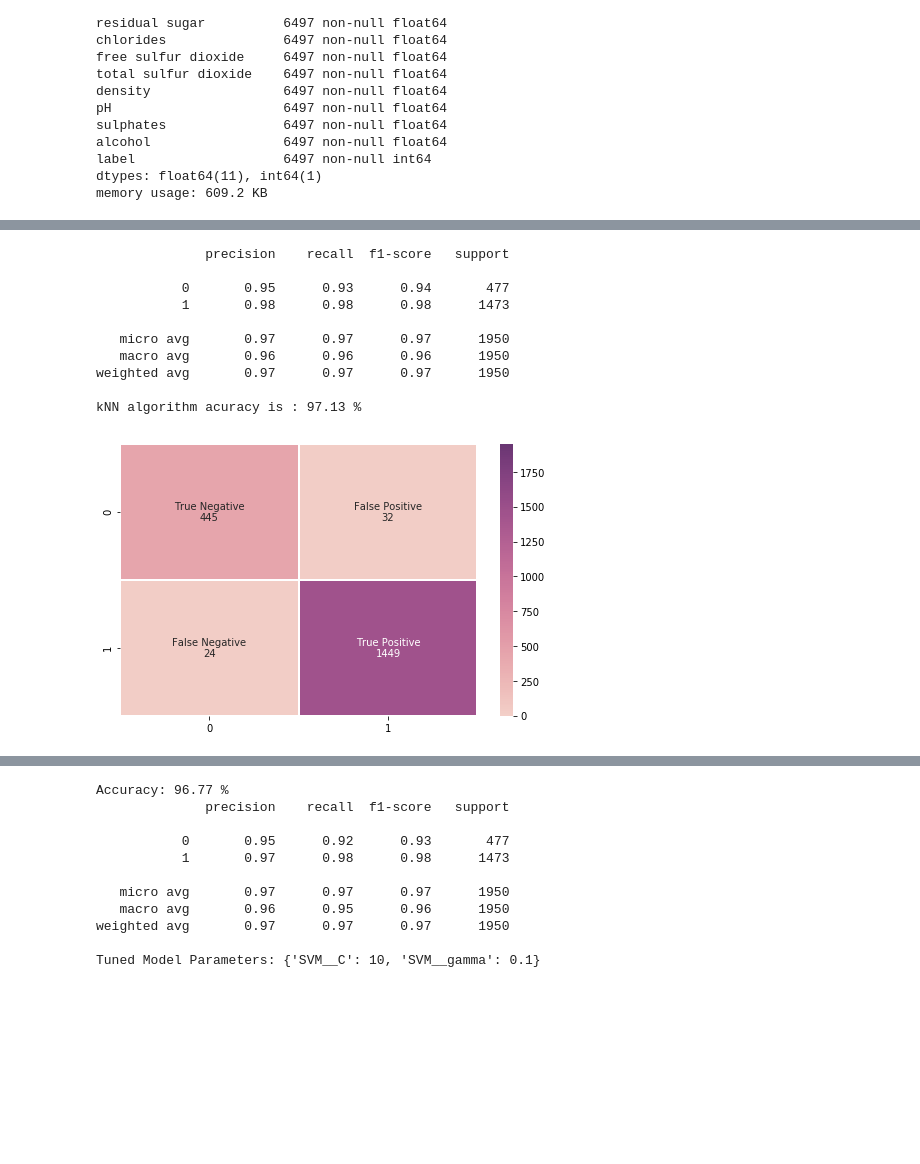
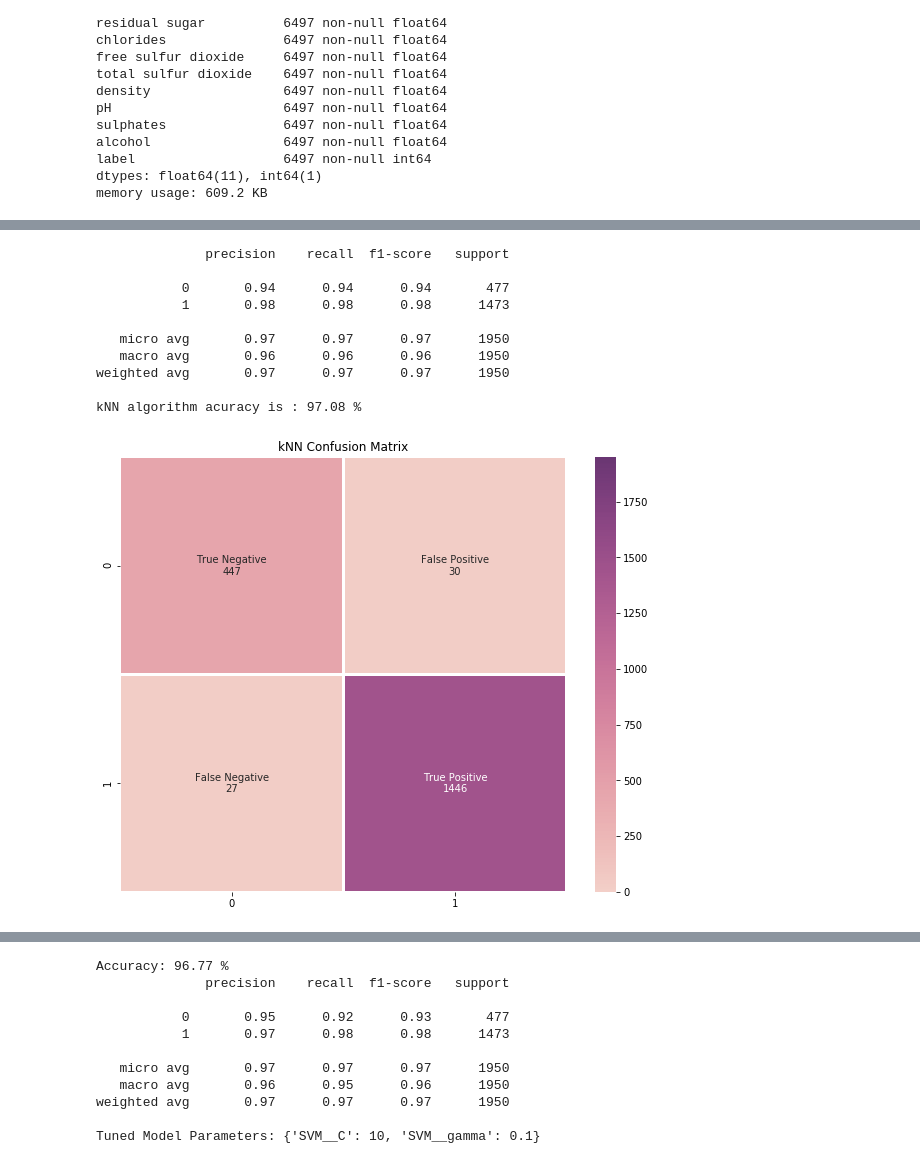
Before and after one commit to BahramJannesar/WineQualityMachineLearningAndDataAnalysis, a Jupyter notebook: Classification on wine Color ---> White or Red.ipynb, the cells around one changed output, grey strips where cells are left out. Drawn from its saved outputs; the diff is of its cells as text; code cells hidden in the pictures; blank space fills up the shorter version.

```diff
--- a/Classification on wine Color ---> White or Red.ipynb
+++ b/Classification on wine Color ---> White or Red.ipynb
@@ -73,6 +73,9 @@ memory usage: 609.2 KB
 # %%
 X = wine.drop(['label' , 'density' , 'citric acid' , 'chlorides' , 'pH' , 'sulphates' , 'alcohol'], axis = 1 ).values
 y = wine['label'].values
+# %%
+scalar = StandardScaler()
+X = scalar.fit_transform(X)
 # %%
 X_train, X_test, y_train, y_test = train_test_split(X , y  , test_size = 0.3 , random_state = 42)
 # %%
@@ -220,22 +246,22 @@ def plot_AUC_ROC_SVM(X_test , y_test , y_prob_SVM):
 # %%
-kNN_algorithm(X_train , y_train , X_test , y_test)
+kNN_algorithm(X_train , y_train , X_test , y_test , 3)
 # %% [output]
               precision    recall  f1-score   support
 
-           0       0.95      0.93      0.94       477
+           0       0.94      0.94      0.94       477
            1       0.98      0.98      0.98      1473
 
    micro avg       0.97      0.97      0.97      1950
    macro avg       0.96      0.96      0.96      1950
 weighted avg       0.97      0.97      0.97      1950
 
-kNN algorithm acuracy is : 97.13 %
+kNN algorithm acuracy is : 97.08 %
 # %%
 cf_matrix_knn = confusion_matrix(y_test, y_pred_kNN)
 # %%
-plot_confusion_matrix(cf_matrix_knn , y_test)
+plot_confusion_matrix(cf_matrix_knn , y_test , 'kNN Confusion Matrix' , '2x2')
 # %% [output]
-[figure, old version]
+[figure, new version]
 # %%
 plot_AUC_ROC_kNN(X_test , y_test , kNN_pipeline)
 # %% [output]
```
Also changed, not shown: parts of 16 cells of this notebook.
